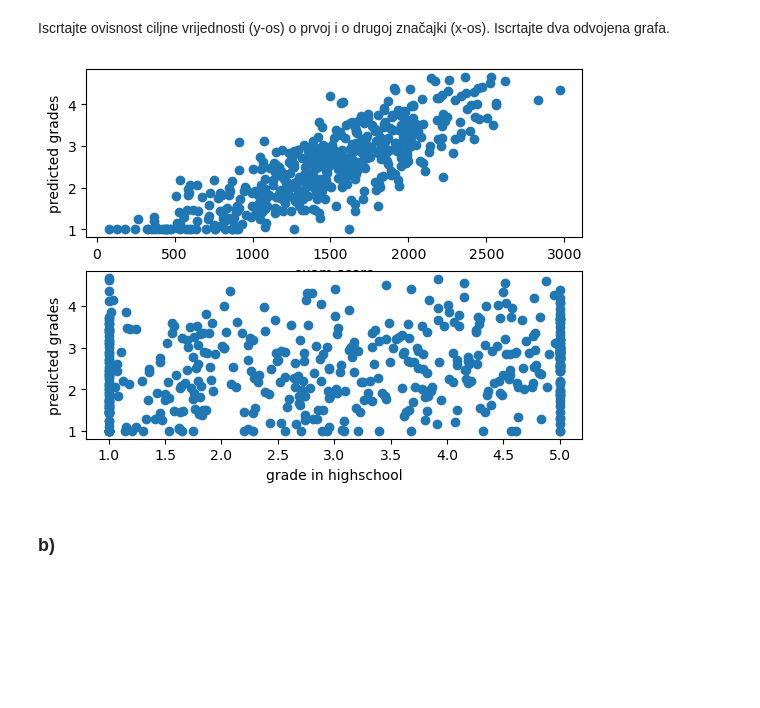
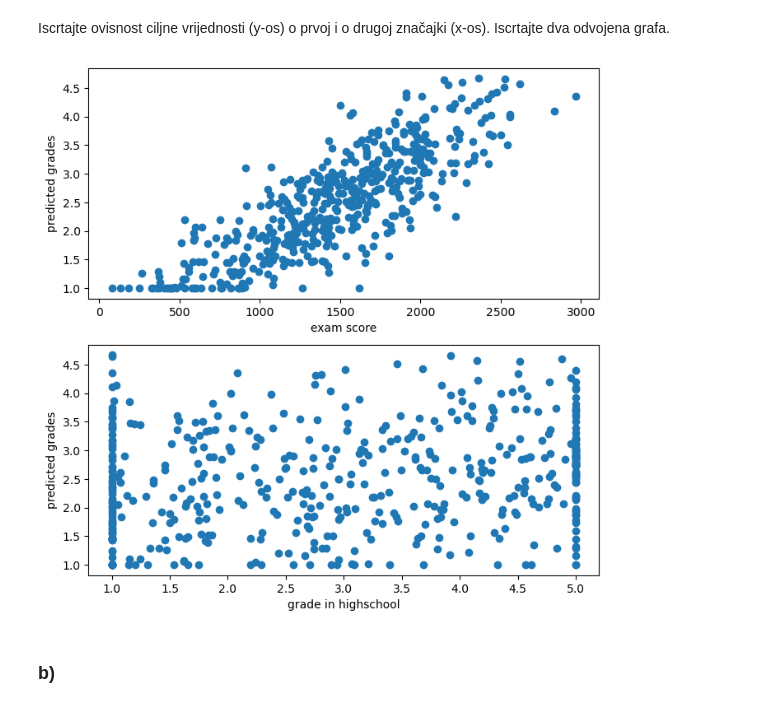
Before and after one commit to IvaGoluza/machine_learning, a Jupyter notebook: SU1-2023-LAB1.ipynb, the cells around one changed output. Drawn from its saved outputs; the diff is of its cells as text; code cells hidden in the pictures; blank space fills up the shorter version.

```diff
--- a/SU1-2023-LAB1.ipynb
+++ b/SU1-2023-LAB1.ipynb
@@ -527,17 +525,18 @@ grades_y[grades_y > 5] = 5
 Iscrtajte ovisnost ciljne vrijednosti (y-os) o prvoj i o drugoj značajki (x-os). Iscrtajte dva odvojena grafa.
 # %%
 # Vaš kôd ovdje
+plt.figure(figsize=(8,8))
 plt.subplot(2, 1, 1)
 plt.scatter(exam_score, grades_y)
 plt.xlabel('exam score')
 plt.ylabel('predicted grades')
 plt.subplot(2, 1, 2)
 plt.scatter(grade_in_highschool, grades_y)
 plt.xlabel('grade in highschool')
 plt.ylabel('predicted grades')
 plt.show()
 # %% [output]
-[figure, old version]
+[figure, new version]
 # %% [markdown]
 ### b)
 # %% [markdown]
```
Also changed, not shown: parts of 11 cells of this notebook.
